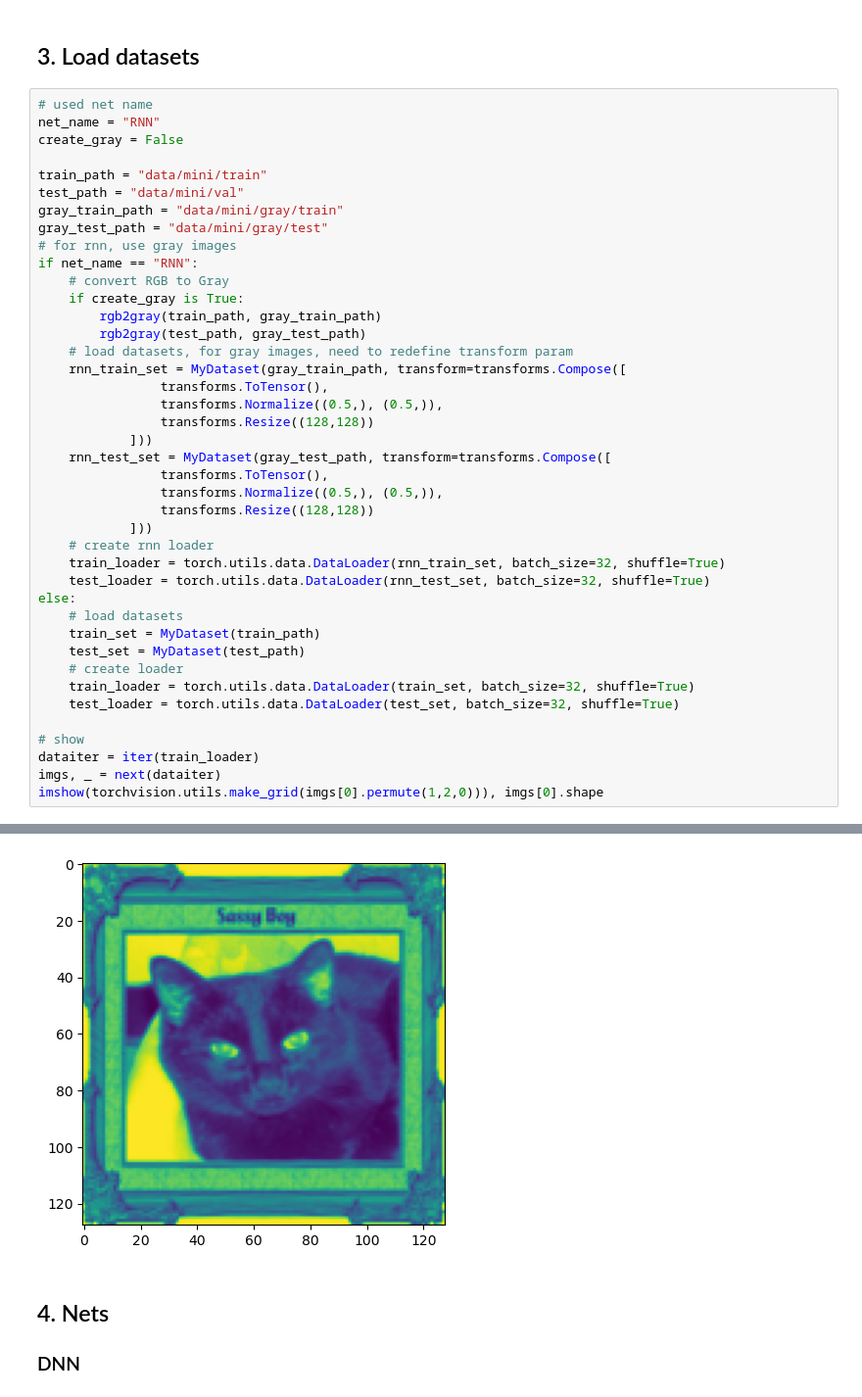
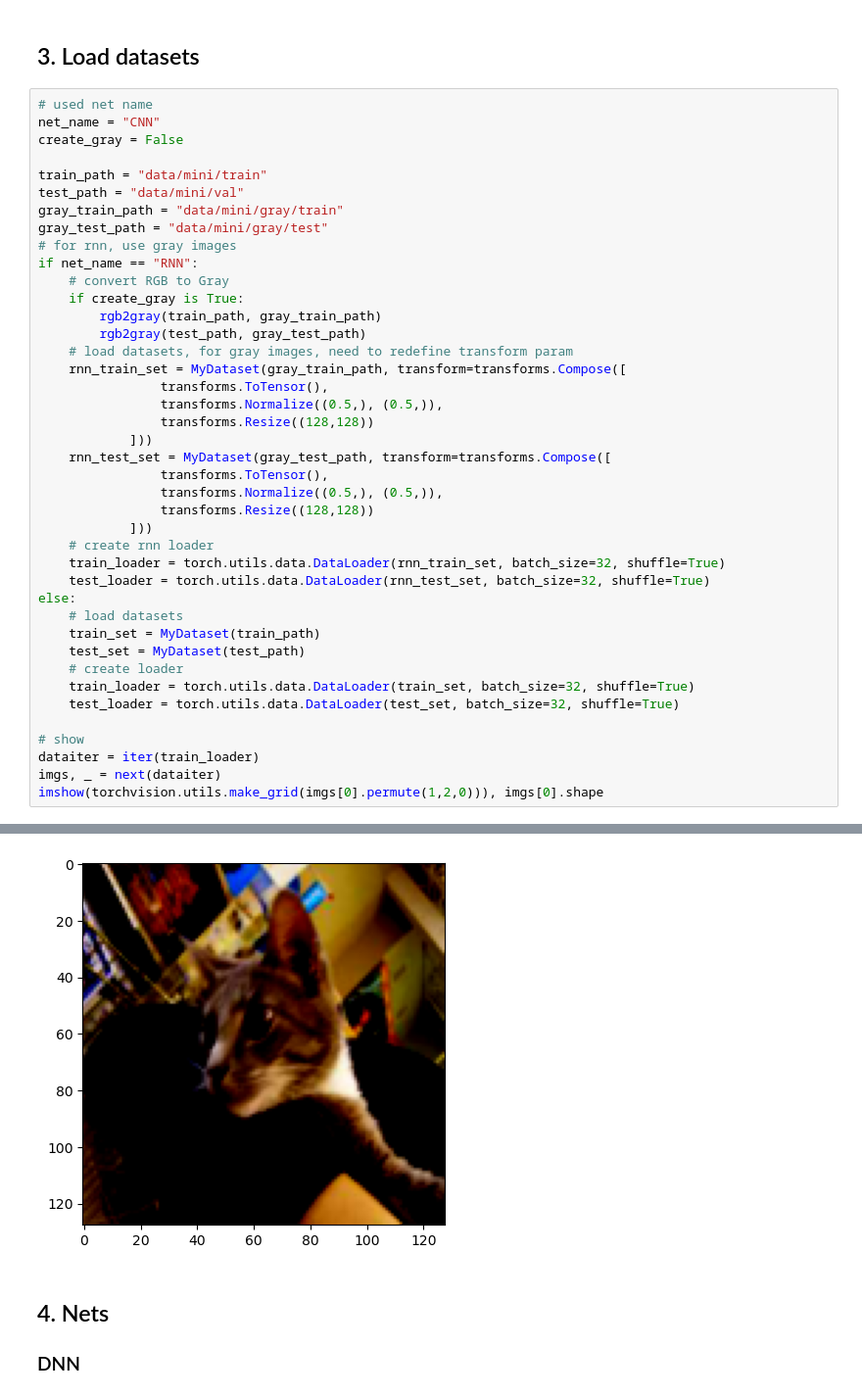
Before and after one commit to syangl/NLP-HW, a Jupyter notebook: hw1/CatsVsDogs.ipynb, the cells around one changed output, grey strips where cells are left out. Shown at 98% size. Cells and saved outputs as stored; diff of their text form.

```diff
--- a/hw1/CatsVsDogs.ipynb
+++ b/hw1/CatsVsDogs.ipynb
@@ -64,7 +64,7 @@ def rgb2gray(rgb_path, gray_path):
 ## 3. Load datasets
 # %%
 # used net name
-net_name = "RNN"
+net_name = "CNN"
 create_gray = False
 
 train_path = "data/mini/train"
@@ -108,4 +109,4 @@ imshow(torchvision.utils.make_grid(imgs[0].permute(1,2,0))), imgs[0].shape
-[figure, old version]
+[figure, new version]
 # %% [markdown]
 ## 4. Nets
 ### DNN
```
Also changed, not shown: parts of 8 cells of this notebook, 3 other files.
